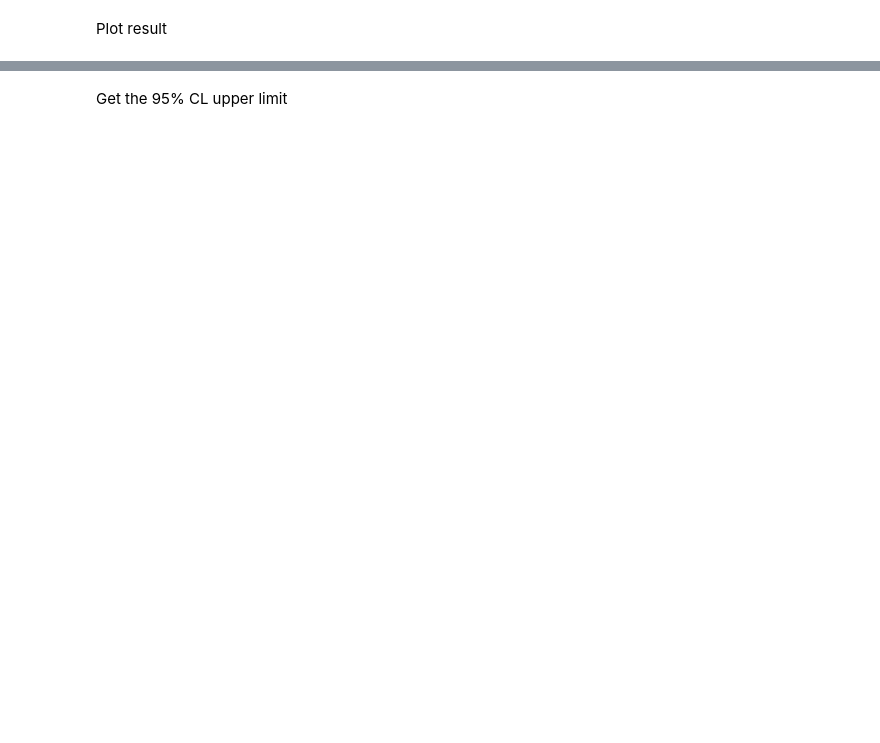
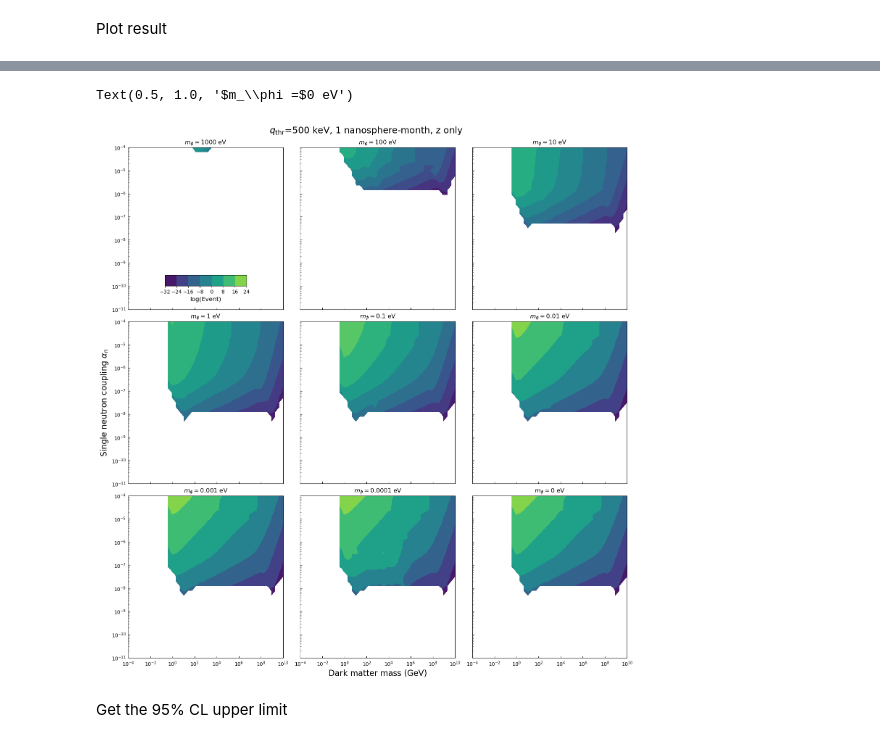
Before and after one commit to yuhants/impulse, a Jupyter notebook: yuhan/set_limits_massive_mediator.ipynb, the cells around one changed output, grey strips where cells are left out. Saved outputs shown, nothing was run; the diff lists cells and outputs as text; code cells hidden in the pictures; blank space fills up the shorter version.

```diff
--- a/yuhan/set_limits_massive_mediator.ipynb
+++ b/yuhan/set_limits_massive_mediator.ipynb
@@ -172,3 +196,61 @@ Text(0.5, 1.0, '$m_\\phi =$0 eV')
+# %%
+q_thr = 500e3 / 1e9  # Assume 25 keV momentum threshold, in GeV
+exposure = 24 * 30   # 1 sphere - month
+
+events_0_500kev      = get_total_events(sphere_type, mx_gev, alpha_t, 0, q_thr, exposure)
+events_0_0001_500kev = get_total_events(sphere_type, mx_gev, alpha_t, 1e-4, q_thr, exposure)
+events_0_001_500kev  = get_total_events(sphere_type, mx_gev, alpha_t, 1e-3, q_thr, exposure)
+events_0_01_500kev   = get_total_events(sphere_type, mx_gev, alpha_t, 1e-2, q_thr, exposure)
+events_0_1_500kev    = get_total_events(sphere_type, mx_gev, alpha_t, 1e-1, q_thr, exposure)
+events_1_500kev      = get_total_events(sphere_type, mx_gev, alpha_t, 1, q_thr, exposure)
+events_10_500kev     = get_total_events(sphere_type, mx_gev, alpha_t, 10, q_thr, exposure)
+events_100_500kev    = get_total_events(sphere_type, mx_gev, alpha_t, 100, q_thr, exposure)
+events_1000_500kev   = get_total_events(sphere_type, mx_gev, alpha_t, 1000, q_thr, exposure)
+# %%
+fig, axs = plt.subplots(3, 3, sharex=True, sharey=True, figsize=(15, 15))
+vmax, vmin = 32, -32
+
+im0 = axs[0][0].contourf(mx_gev, alpha_t, np.log(events_1000_500kev.T),     vmax=vmax, vmin=vmin)
+im1 = axs[0][1].contourf(mx_gev, alpha_t, np.log(events_100_500kev.T),     vmax=vmax, vmin=vmin)
+im2 = axs[0][2].contourf(mx_gev, alpha_t, np.log(events_10_500kev.T),      vmax=vmax, vmin=vmin)
+im3 = axs[1][0].contourf(mx_gev, alpha_t, np.log(events_1_500kev.T),    vmax=vmax, vmin=vmin)
+im4 = axs[1][1].contourf(mx_gev, alpha_t, np.log(events_0_1_500kev.T),   vmax=vmax, vmin=vmin)
+im5 = axs[1][2].contourf(mx_gev, alpha_t, np.log(events_0_01_500kev.T),  vmax=vmax, vmin=vmin)
+im6 = axs[2][0].contourf(mx_gev, alpha_t, np.log(events_0_001_500kev.T), vmax=vmax, vmin=vmin)
+im7 = axs[2][1].contourf(mx_gev, alpha_t, np.log(events_0_0001_500kev.T), vmax=vmax, vmin=vmin)
+im8 = axs[2][2].contourf(mx_gev, alpha_t, np.log(events_0_500kev.T),      vmax=vmax, vmin=vmin)
+
+for i, ax in enumerate(axs.flatten()):
+    ax.set_xscale('log')
+    ax.set_yscale('log')
+    ax.set_xlim(1e-4, 1e10)
+    ax.set_ylim(1e-11, 1e-4)
+    ax.tick_params(axis='both', which='both', direction="in", pad=5)
+
+    if i == 3:
+        ax.set_ylabel(r'Single neutron coupling $\alpha_n$', fontsize=16)
+    if i == 7:
+        ax.set_xlabel(r'Dark matter mass (GeV)', fontsize=16)
+
+
+cax = fig.add_axes([0.13, 0.73, 0.15, 0.02]) # left, bottom, width, height
+fig.colorbar(im8, cax=cax, orientation='horizontal').set_label(label='log(Event)', size=12)
+fig.tight_layout()
+
+fig.suptitle(r'$q_{\mathrm{thr}}$=500 keV, 1 nanosphere-month, z only', fontsize=18, y=1.025)
+
+axs[0][0].set_title('$m_\phi =$1000 eV')
+axs[0][1].set_title('$m_\phi =$100 eV')
+axs[0][2].set_title('$m_\phi =$10 eV')
+axs[1][0].set_title('$m_\phi =$1 eV')
+axs[1][1].set_title('$m_\phi =$0.1 eV')
+axs[1][2].set_title('$m_\phi =$0.01 eV')
+axs[2][0].set_title('$m_\phi =$0.001 eV')
+axs[2][1].set_title('$m_\phi =$0.0001 eV')
+axs[2][2].set_title('$m_\phi =$0 eV')
+# %% [output]
+Text(0.5, 1.0, '$m_\\phi =$0 eV')
+[figure, added]
 # %% [markdown]
 Get the 95% CL upper limit
 # %%
```
Also changed, not shown: parts of 23 cells of this notebook, 7 other files.
